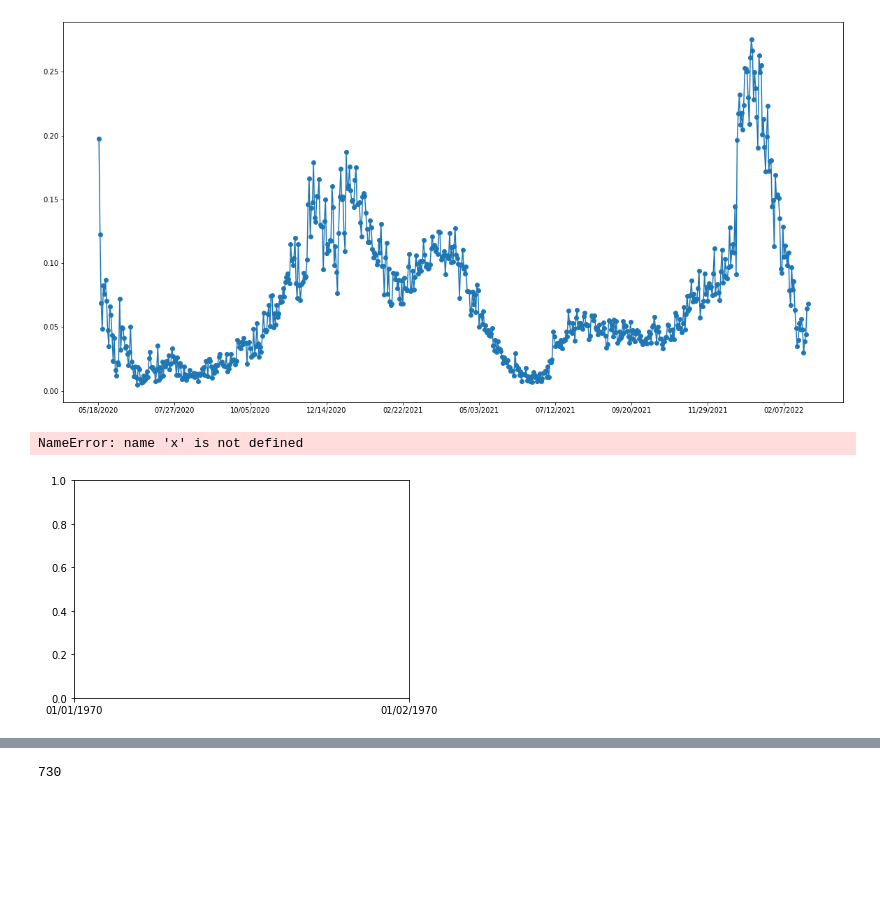
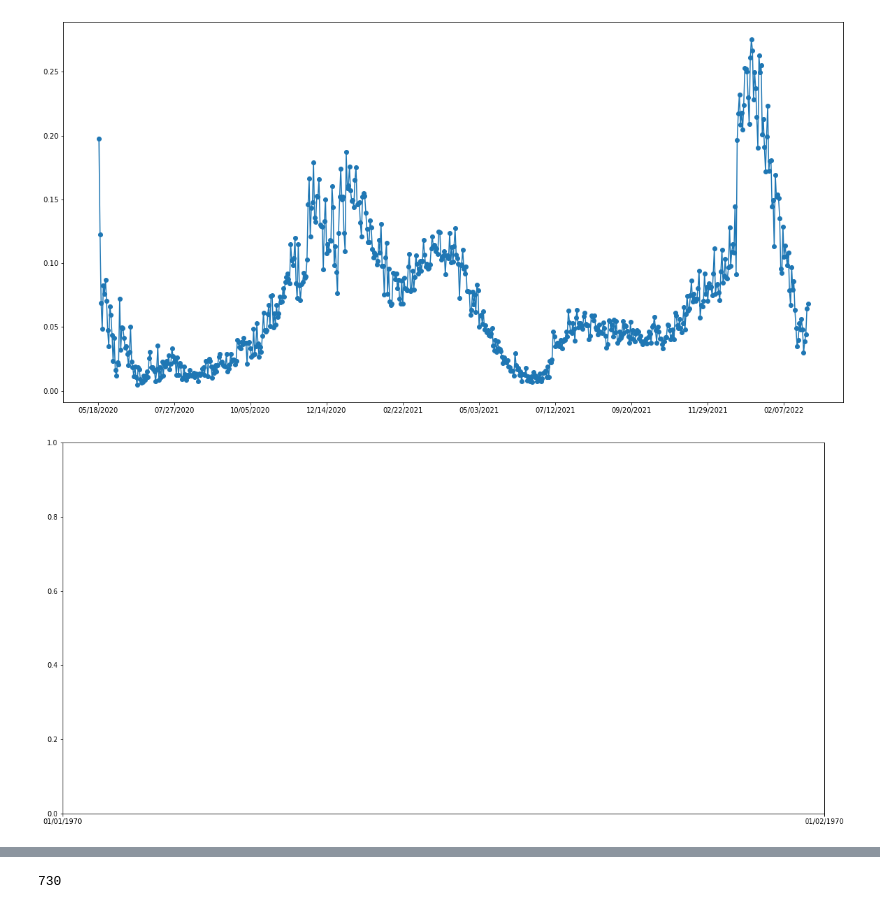
Before and after one commit to edgecollective/wastewater-parse, a Jupyter notebook: wp2.ipynb, the cells around one changed output, grey strips where cells are left out. Saved outputs shown, nothing was run; the diff lists cells and outputs as text; code cells hidden in the pictures; blank space fills up the shorter version.

```diff
--- a/wp2.ipynb
+++ b/wp2.ipynb
@@ -98,36 +98,35 @@ for i in range(0,len(dates)):
         if (this_positivity < .8):
             d = dt.datetime.strptime(this_date,'%m/%d/%Y').date()
             x_m.append(d)
             y_m.append(this_positivity)
 
 import matplotlib.dates as mdates
 
 plt.gca().xaxis.set_major_formatter(mdates.DateFormatter('%m/%d/%Y'))
 plt.gca().xaxis.set_major_locator(mdates.WeekdayLocator(byweekday=(0), interval=10))
 
 #max_counts = 1000
 #head=400
 #tail=300
 
 # plot intial
 #plt.subplot(1, 2, 1)
 #plt.plot(x[len(x)-tail:],y[len(x)-tail:],'-o')
-plt.plot(x,y,'-o')
+#plt.plot(x,y,'-o')
 #plt.ylim([0,max_counts])
 #plt.ylabel('copies/mL')
 #plt.xlabel('date')
 #plt.title(region+' region\nMax_counts='+str(max_counts))
 #plt.show()
 fig = plt.gcf()
 fig.set_size_inches(20, 10)
 #fig.suptitle(region +' -- initial vs final\nmax_counts='+str(max_counts), fontsize=16)
 
 #filename=region+'_full_limit_'+str(max_counts)+'_tail.pdf'
 #plt.savefig('graphs/'+filename)
 plt.show()
 # %% [output]
-NameError: name 'x' is not defined
-[figure, old version]
+[figure, new version]
 # %%
 import matplotlib.pyplot as plt
 import datetime as dt
```
Also changed, not shown: parts of 4 cells of this notebook, 1 other file.
